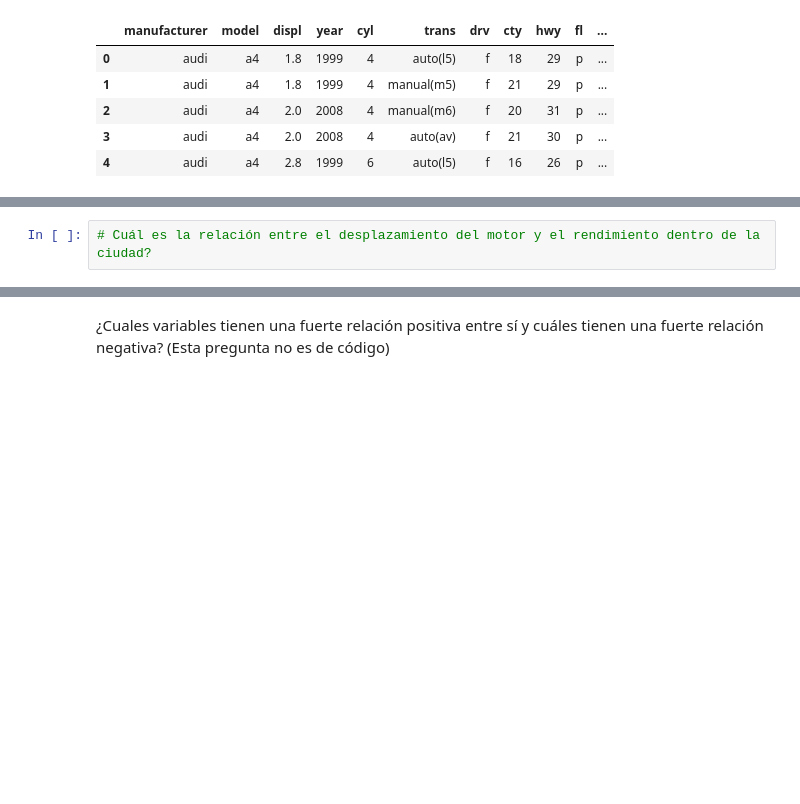
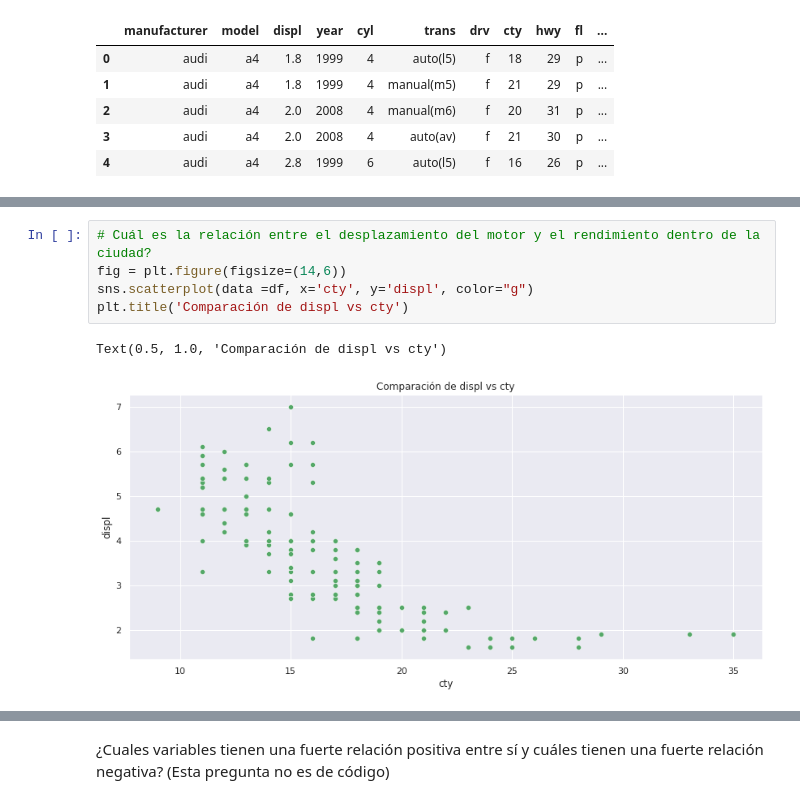
Before and after one commit to TellesBenjamin/repo, a Jupyter notebook: 5.2 - Actividad - Visualización de datos.ipynb, the cells around one changed output, grey strips where cells are left out. Drawn from its saved outputs; the diff is of its cells as text; blank space fills up the shorter version.

```diff
--- a/5.2 - Actividad - Visualización de datos.ipynb
+++ b/5.2 - Actividad - Visualización de datos.ipynb
@@ -82,5 +110,11 @@ UndefinedVariableError: ignored
 # %%
 # Cuál es la relación entre el desplazamiento del motor y el rendimiento dentro de la ciudad?
+fig = plt.figure(figsize=(14,6))
+sns.scatterplot(data =df, x='cty', y='displ', color="g")
+plt.title('Comparación de displ vs cty')
+# %% [output]
+Text(0.5, 1.0, 'Comparación de displ vs cty')
+[figure, added]
 # %%
 # ¿Cómo se correlacionan las variables numéricas? Muestra esta correlación en un gráfico. (No tomar en cuenta el año como
 # variable numérica)
```
Also changed, not shown: parts of 4 cells of this notebook.
